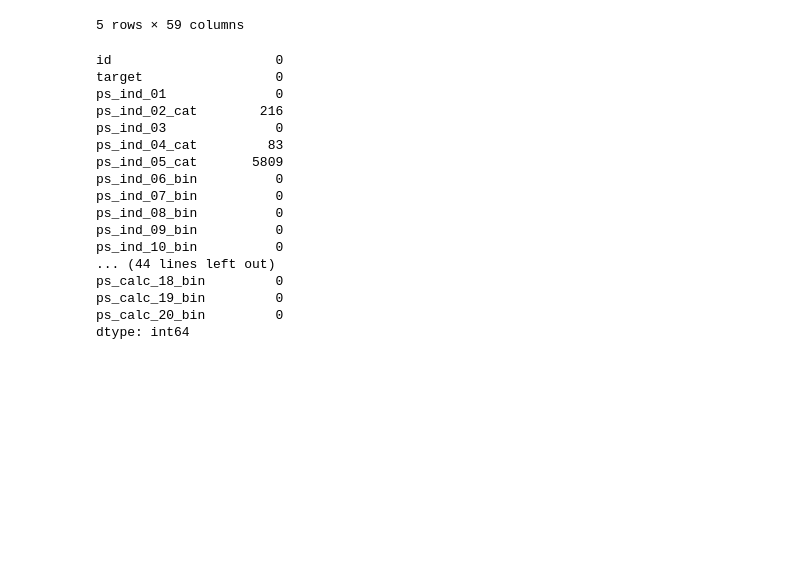
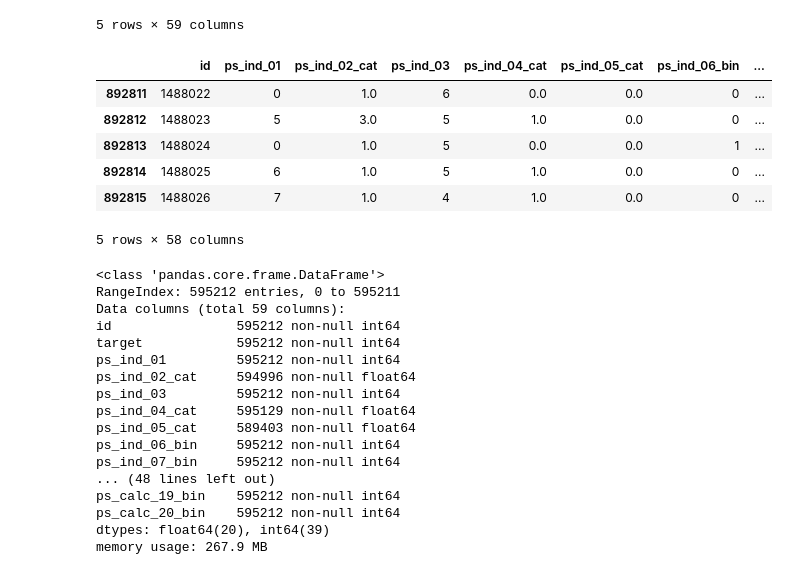
Before and after one commit to NekuSakuraba/kaggle_exploration, a Jupyter notebook: Porto Seguro’s Safe Driver Prediction/Porto Seguro's Prediction.ipynb, the cells around one changed output. Drawn from its saved outputs; the diff is of its cells as text; code cells hidden in the pictures; blank space fills up the shorter version.

```diff
--- a/Porto Seguro’s Safe Driver Prediction/Porto Seguro's Prediction.ipynb
+++ b/Porto Seguro’s Safe Driver Prediction/Porto Seguro's Prediction.ipynb
@@ -4,2 +26,3 @@ import numpy as np
 # %%
-trainset = pd.read_csv('train.csv', na_values=-1)
+train = pd.read_csv('train.csv', na_values=-1)
+test  = pd.read_csv('test.csv',  na_values=-1)
@@ -15,23 +36,33 @@ trainset.head()
 | 3 | 16 | 0 | 0 | 1.0 | 2 | 0.0 | 0.0 | 1 | ... |
 | 4 | 17 | 0 | 0 | 2.0 | 0 | 1.0 | 0.0 | 1 | ... |
 5 rows × 59 columns
-# %%
-trainset.isnull().sum()
-# %% [output]
-id                     0
-target                 0
-ps_ind_01              0
-ps_ind_02_cat        216
-ps_ind_03              0
-ps_ind_04_cat         83
-ps_ind_05_cat       5809
-ps_ind_06_bin          0
-ps_ind_07_bin          0
-ps_ind_08_bin          0
-ps_ind_09_bin          0
-ps_ind_10_bin          0
-... (44 lines left out)
-ps_calc_18_bin         0
-ps_calc_19_bin         0
-ps_calc_20_bin         0
-dtype: int64
+# %%
+test.tail()
+# %% [output]
+|  | id | ps_ind_01 | ps_ind_02_cat | ps_ind_03 | ps_ind_04_cat | ps_ind_05_cat | ps_ind_06_bin | ... |
+| 892811 | 1488022 | 0 | 1.0 | 6 | 0.0 | 0.0 | 0 | ... |
+| 892812 | 1488023 | 5 | 3.0 | 5 | 1.0 | 0.0 | 0 | ... |
+| 892813 | 1488024 | 0 | 1.0 | 5 | 0.0 | 0.0 | 1 | ... |
+| 892814 | 1488025 | 6 | 1.0 | 5 | 1.0 | 0.0 | 0 | ... |
+| 892815 | 1488026 | 7 | 1.0 | 4 | 1.0 | 0.0 | 0 | ... |
+5 rows × 58 columns
+# %%
+train.info()
+# %% [output]
+<class 'pandas.core.frame.DataFrame'>
+RangeIndex: 595212 entries, 0 to 595211
+Data columns (total 59 columns):
+id                595212 non-null int64
+target            595212 non-null int64
+ps_ind_01         595212 non-null int64
+ps_ind_02_cat     594996 non-null float64
+ps_ind_03         595212 non-null int64
+ps_ind_04_cat     595129 non-null float64
+ps_ind_05_cat     589403 non-null float64
+ps_ind_06_bin     595212 non-null int64
+ps_ind_07_bin     595212 non-null int64
+... (48 lines left out)
+ps_calc_19_bin    595212 non-null int64
+ps_calc_20_bin    595212 non-null int64
+dtypes: float64(20), int64(39)
+memory usage: 267.9 MB
```
Also changed, not shown: parts of 62 cells of this notebook, 2 other files.
